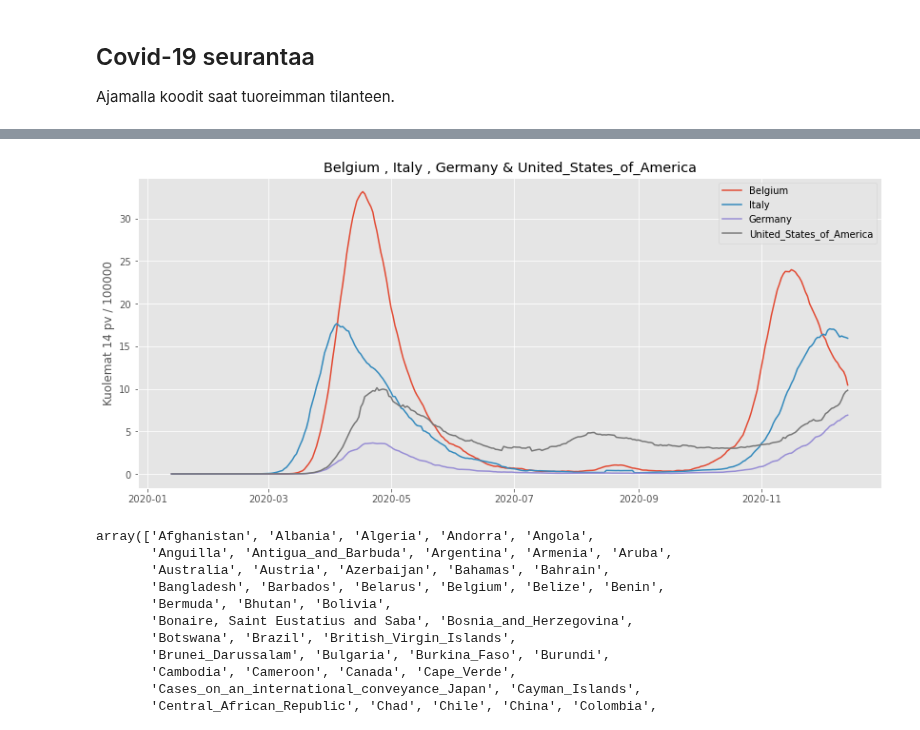
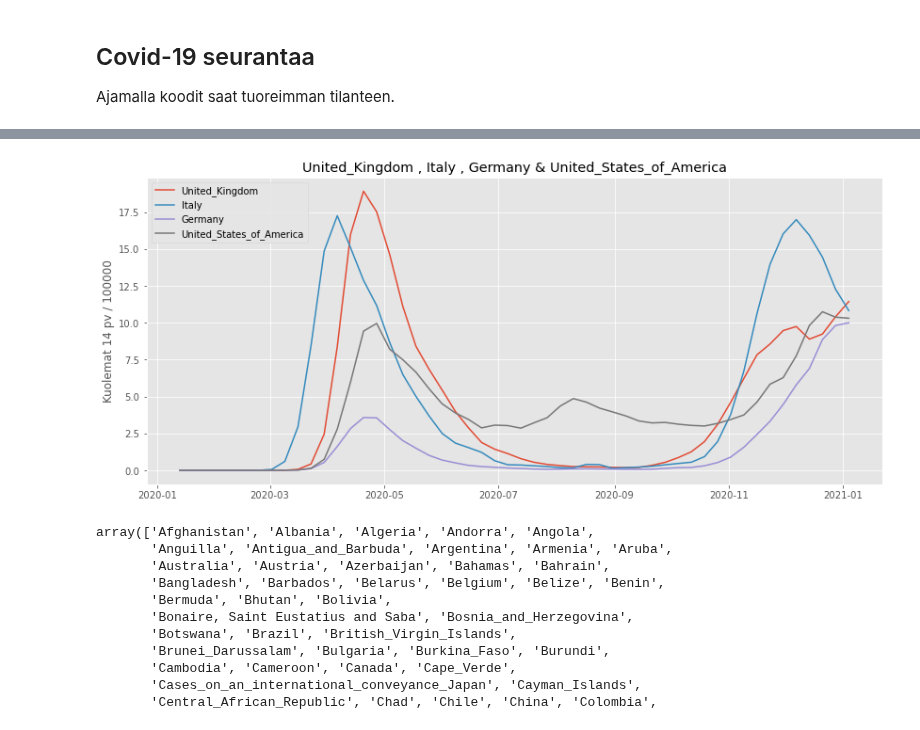
Before and after one commit to taanila/aikasarjat, a Jupyter notebook: covid.ipynb, the cells around one changed output, grey strips where cells are left out. Drawn from its saved outputs; the diff is of its cells as text; code cells hidden in the pictures.

Commit message:
Covid-19 seurantaa

```diff
--- a/covid.ipynb
+++ b/covid.ipynb
@@ -17,10 +17,10 @@ warnings.filterwarnings('ignore')
 plt.style.use('ggplot')
 
 # Ajantasaisen datan nouto ecdc:n sivuilta
-df = pd.read_excel('https://www.ecdc.europa.eu/sites/default/files/documents/COVID-19-geographic-disbtribution-worldwide.xlsx')
+df = pd.read_csv("https://opendata.ecdc.europa.eu/covid19/casedistribution/csv")
 
 # Päivämäärät indeksiin
-df.index = pd.to_datetime(df['dateRep'], format = '%Y-%m-%d')
+df.index = pd.to_datetime(df['dateRep'], format = '%d/%m/%Y')
 df = df.drop('dateRep', axis = 1).sort_index()
 
 df.head()
@@ -148,3 +147,3 @@ vertaa4('South_Korea', 'United_Arab_Emirates', 'Japan', 'Finland')
 # %%
-vertaa4k('Belgium', 'Italy', 'Germany', 'United_States_of_America')
+vertaa4k('United_Kingdom', 'Italy', 'Germany', 'United_States_of_America')
 # %% [output]
@@ -152,4 +151,4 @@ vertaa4k('Belgium', 'Italy', 'Germany', 'United_States_of_America')
-[figure, old version]
+[figure, new version]
 # %%
 # Jos haluat katsoa muiden maiden tietoja, niin kirjoita maiden nimet oikein:
 np.sort(df['countriesAndTerritories'].unique())
```
Also changed, not shown: parts of 13 cells of this notebook.
